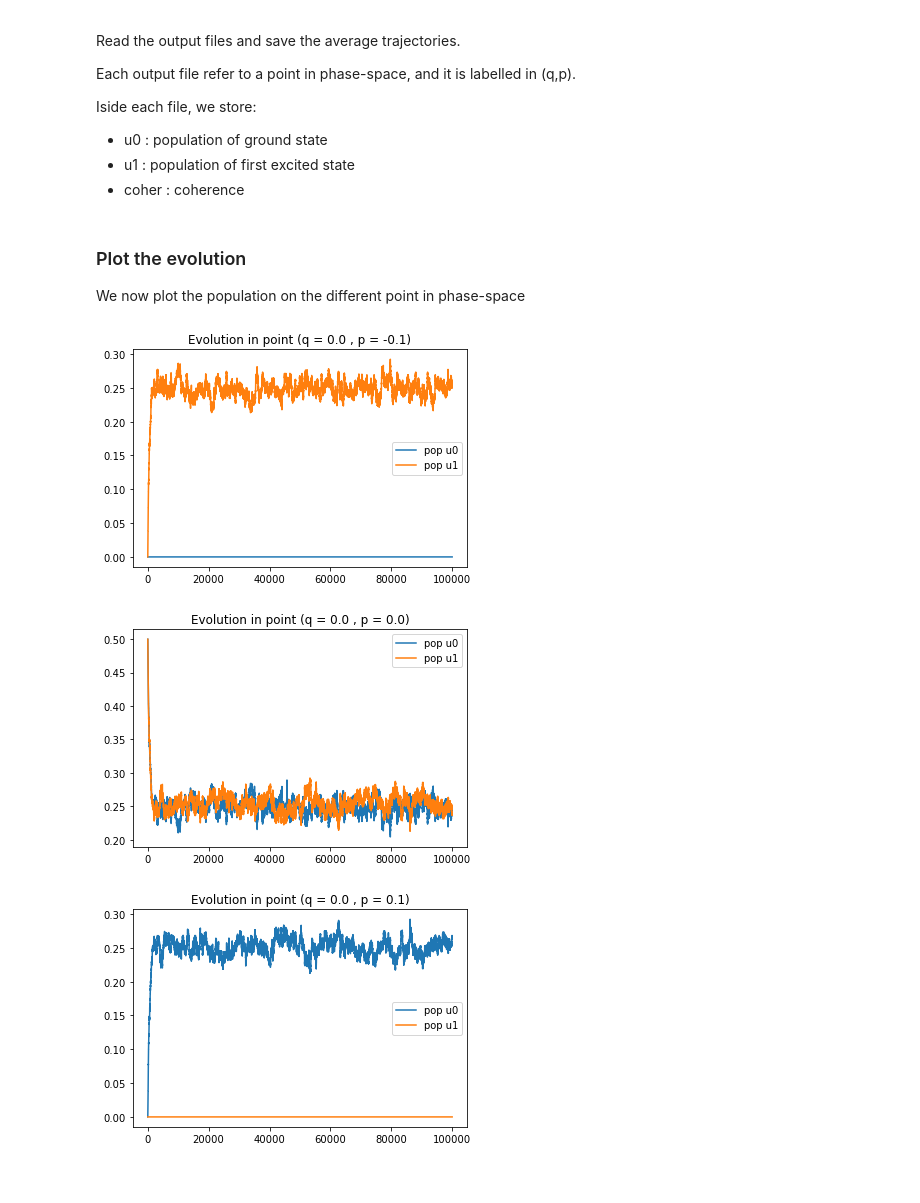
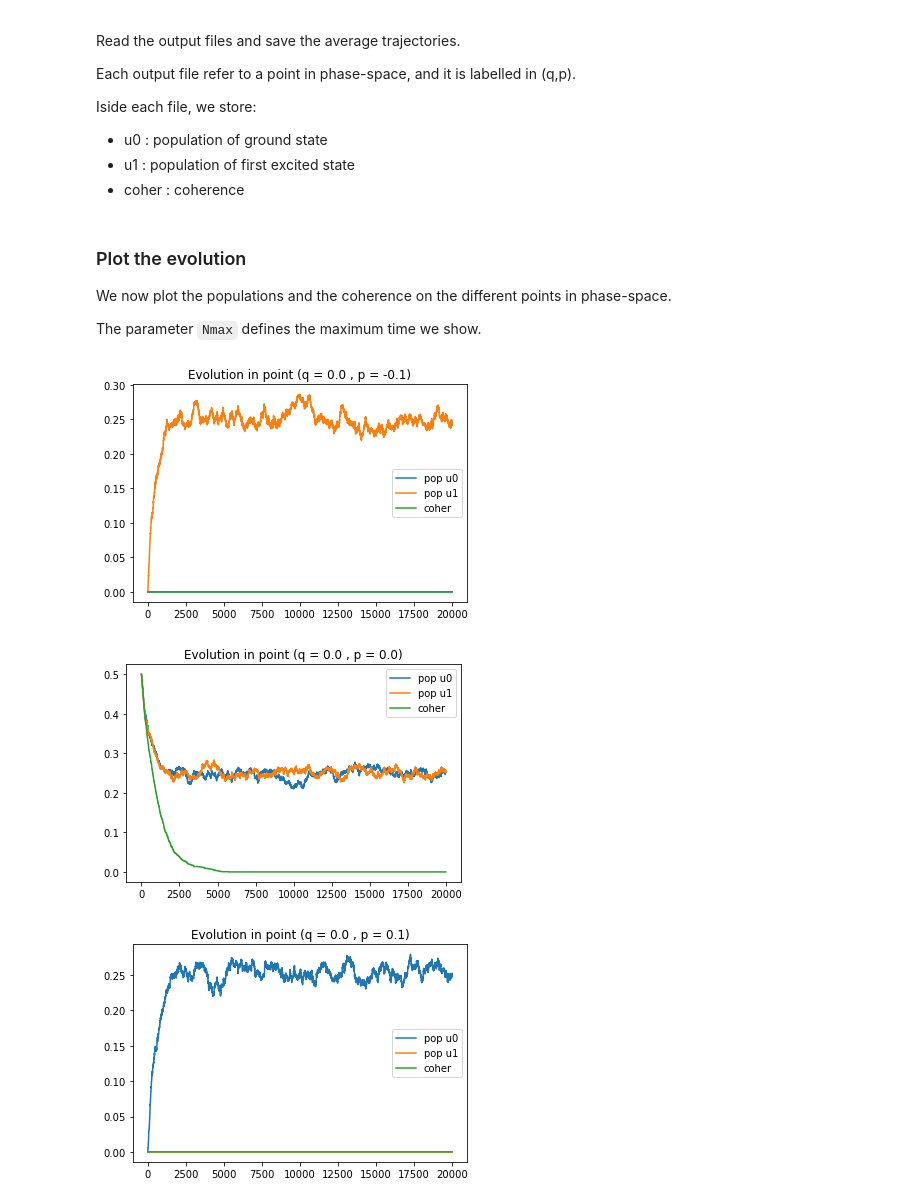
Before and after one commit to carlosparaciari/unravelling, a Jupyter notebook: analysis.ipynb, the cells around one changed output. Cells and saved outputs as stored; diff of their text form; code cells hidden in the pictures.

Commit message:
Analysis code updated to show the coherence evolution too.

```diff
--- a/analysis.ipynb
+++ b/analysis.ipynb
@@ -29,32 +29,44 @@ for q in pos:
     for p in mom:
 
         filename = './output/average_trajectory_pos_{0}_mom_{1}.dat'.format( str(q) , str(p) )
-        Qtrajectory = np.loadtxt(filename,
-                                 skiprows = 4,
-                                 delimiter = ' , ',
-                                 usecols = (0,1),
-                                 dtype = np.float
-                                 )
-        point_phasespace = {'pos' : q , 'mom' : p , 'populations' : Qtrajectory}
+        Qtrajectory_pop = np.loadtxt(filename,
+                                     skiprows = 4,
+                                     delimiter = ' , ',
+                                     usecols = (0,1),
+                                     dtype = np.float
+                                    )
+        Qtrajectory_coher = np.loadtxt(filename,
+                                       skiprows = 4,
+                                       delimiter = ' , ',
+                                       usecols = 2,
+                                       dtype = np.complex
+                                      )
+        point_phasespace = {'pos' : q , 'mom' : p , 'populations' : Qtrajectory_pop , 'coherence' : Qtrajectory_coher}
         phasespace.append(point_phasespace)
 # %% [markdown]
 ### Plot the evolution
 
-We now plot the population on the different point in phase-space
+We now plot the populations and the coherence on the different points in phase-space.
+
+The parameter `Nmax` defines the maximum time we show.
 # %%
+Nmax = 20000
+
 for point in phasespace:
     q = point['pos']
     p = point['mom']
-    u0 = point['populations'][:,0]
-    u1 = point['populations'][:,1]
+    u0 = point['populations'][:Nmax,0]
+    u1 = point['populations'][:Nmax,1]
+    coher = map(np.absolute, point['coherence'][:Nmax])
     tit = 'Evolution in point (q = {0} , p = {1})'.format( str(q), str(p) )
 
     evo_u0, = plt.plot(u0, label='pop u0')
     evo_u1, = plt.plot(u1, label='pop u1')
-    plt.legend(handles=[evo_u0, evo_u1])
+    evo_coher, = plt.plot(coher, label='coher')
+    plt.legend(handles=[evo_u0, evo_u1,evo_coher])
     plt.title(tit)
     plt.show()
 # %% [output]
-[figure, old version]
+[figure, new version]
-[figure, old version]
+[figure, new version]
-[figure, old version]
+[figure, new version]
```
